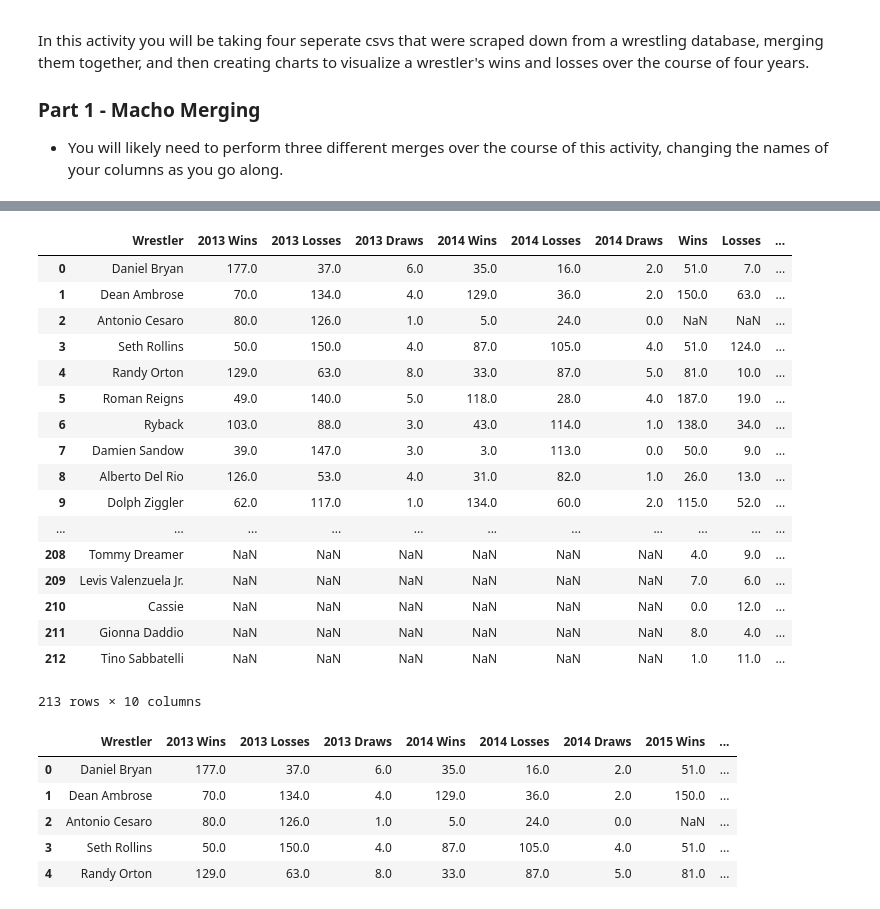
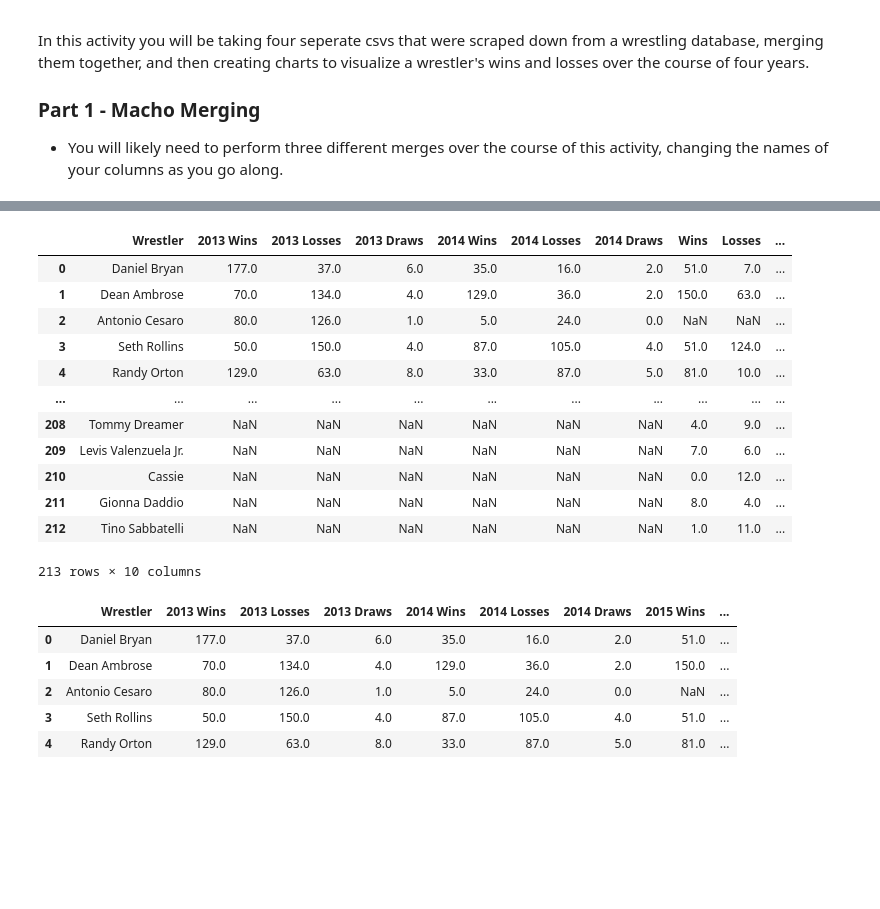
Before and after one commit to Nickoranteng/Matplotlib, a Jupyter notebook: Matplotlib-Project/01-Stu_WinnerWrestling-Part1/Unsolved/winning_wrestlers.ipynb, the cells around one changed output, grey strips where cells are left out. Cells and saved outputs as stored; diff of their text form; code cells hidden in the pictures; blank space fills up the shorter version.

Commit message:
Rename columns

```diff
--- a/Matplotlib-Project/01-Stu_WinnerWrestling-Part1/Unsolved/winning_wrestlers.ipynb
+++ b/Matplotlib-Project/01-Stu_WinnerWrestling-Part1/Unsolved/winning_wrestlers.ipynb
@@ -20,6 +20,8 @@ csv_2016 = "/Users/nicko/Matplotlib/Matplotlib-Project/01-Stu_WinnerWrestling-Pa
 # %%
 WWE_2013 = pd.read_csv(csv_2013,encoding = "ISO-8859-1")
 WWE_2014 = pd.read_csv(csv_2014,encoding = "ISO-8859-1")
+WWE_2015 = pd.read_csv(csv_2015,encoding = "ISO-8859-1")
+WWE_2016 = pd.read_csv(csv_2016,encoding = "ISO-8859-1")
 # %%
 # Merge the first two datasets (2013 and 2014) on "Wrestler" so that no data is lost (should be 182 rows)
 merge_2013_2014_df = pd.merge(WWE_2013, WWE_2014, on ="Wrestler", how = "outer")
@@ -45,10 +36,8 @@ merge_2013_2014_df.head(50)
 # %%
 # Rename our _x columns to "2013 Wins", "2013 Losses", and "2013 Draws"
-merge_2013_2014_df.rename(columns = {"Wins_x":"2013 Wins","Losses_x":"2013 Losses","Draws_x":"2013 Draws"},inplace = True)
+Renamed_columns_2013_2014 = merge_2013_2014_df.rename(columns = {"Wins_x":"2013 Wins","Losses_x":"2013 Losses","Draws_x":"2013 Draws","Wins_y":"2014 Wins","Losses_y":"2014 Losses","Draws_y":"2014 Draws"})
 # Rename our _y columns to "2014 Wins", "2014 Losses", and "2014 Draws"
-merge_2013_2014_df.rename(columns = {"Wins_y":"2014 Wins","Losses_y":"2014 Losses","Draws_y":"2014 Draws"},inplace= True)
-
-merge_2013_2014_df
+Renamed_columns.head()
 # %% [output]
 |  | Wrestler | 2013 Wins | 2013 Losses | 2013 Draws | 2014 Wins | 2014 Losses | 2014 Draws |
 | 0 | Daniel Bryan | 177.0 | 37.0 | 6.0 | 35.0 | 16.0 | 2.0 |
@@ -66,17 +48,13 @@ merge_2013_2014_df
 # %%
 # Merge our newly combined dataframe with the 2015 dataframe
+pd.merge(Renamed_columns_2013_2014, WWE_2015, on ="Wrestler", how = "outer")
 # %% [output]
 |  | Wrestler | 2013 Wins | 2013 Losses | 2013 Draws | 2014 Wins | 2014 Losses | 2014 Draws | Wins | Losses | ... |
 | 0 | Daniel Bryan | 177.0 | 37.0 | 6.0 | 35.0 | 16.0 | 2.0 | 51.0 | 7.0 | ... |
 | 1 | Dean Ambrose | 70.0 | 134.0 | 4.0 | 129.0 | 36.0 | 2.0 | 150.0 | 63.0 | ... |
 | 2 | Antonio Cesaro | 80.0 | 126.0 | 1.0 | 5.0 | 24.0 | 0.0 | NaN | NaN | ... |
 | 3 | Seth Rollins | 50.0 | 150.0 | 4.0 | 87.0 | 105.0 | 4.0 | 51.0 | 124.0 | ... |
 | 4 | Randy Orton | 129.0 | 63.0 | 8.0 | 33.0 | 87.0 | 5.0 | 81.0 | 10.0 | ... |
-| 5 | Roman Reigns | 49.0 | 140.0 | 5.0 | 118.0 | 28.0 | 4.0 | 187.0 | 19.0 | ... |
-| 6 | Ryback | 103.0 | 88.0 | 3.0 | 43.0 | 114.0 | 1.0 | 138.0 | 34.0 | ... |
-| 7 | Damien Sandow | 39.0 | 147.0 | 3.0 | 3.0 | 113.0 | 0.0 | 50.0 | 9.0 | ... |
-| 8 | Alberto Del Rio | 126.0 | 53.0 | 4.0 | 31.0 | 82.0 | 1.0 | 26.0 | 13.0 | ... |
-| 9 | Dolph Ziggler | 62.0 | 117.0 | 1.0 | 134.0 | 60.0 | 2.0 | 115.0 | 52.0 | ... |
 | ... | ... | ... | ... | ... | ... | ... | ... | ... | ... | ... |
 | 208 | Tommy Dreamer | NaN | NaN | NaN | NaN | NaN | NaN | 4.0 | 9.0 | ... |
 | 209 | Levis Valenzuela Jr. | NaN | NaN | NaN | NaN | NaN | NaN | 7.0 | 6.0 | ... |
```
Also changed, not shown: parts of 2 cells of this notebook.
